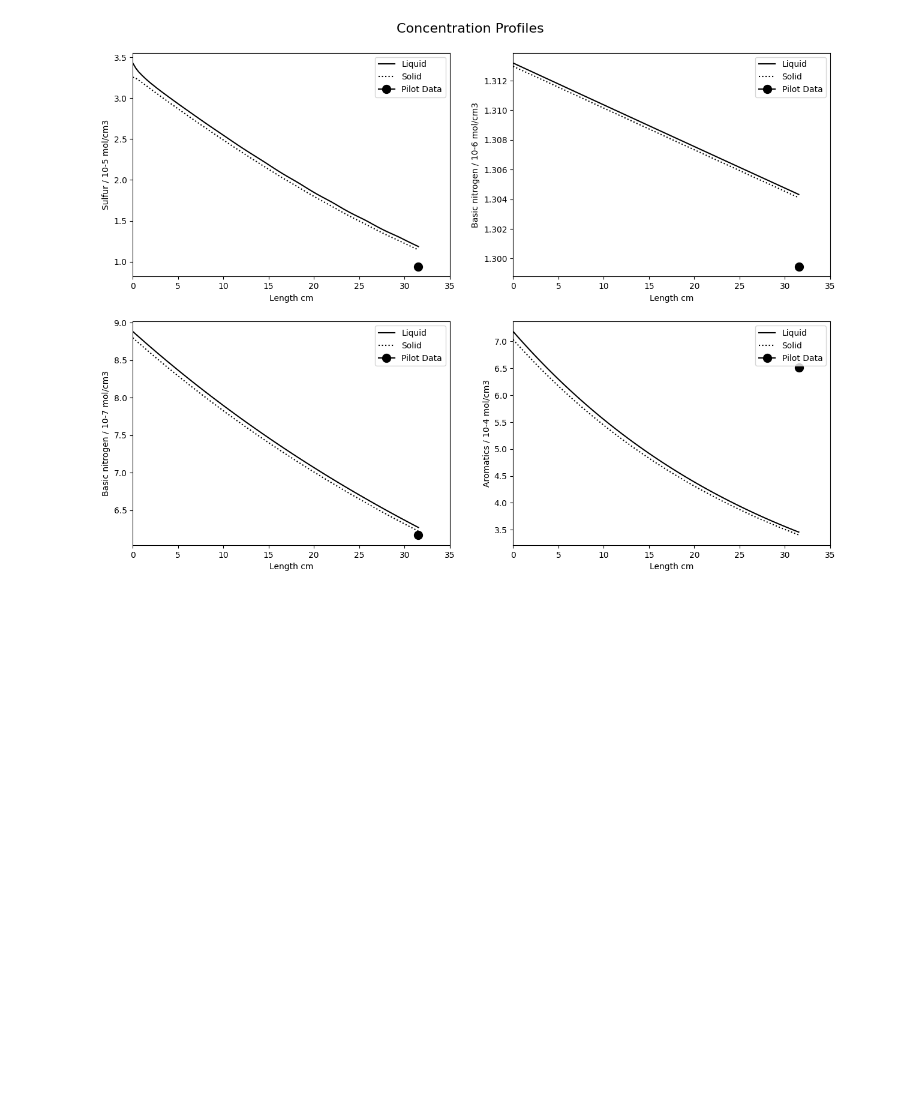
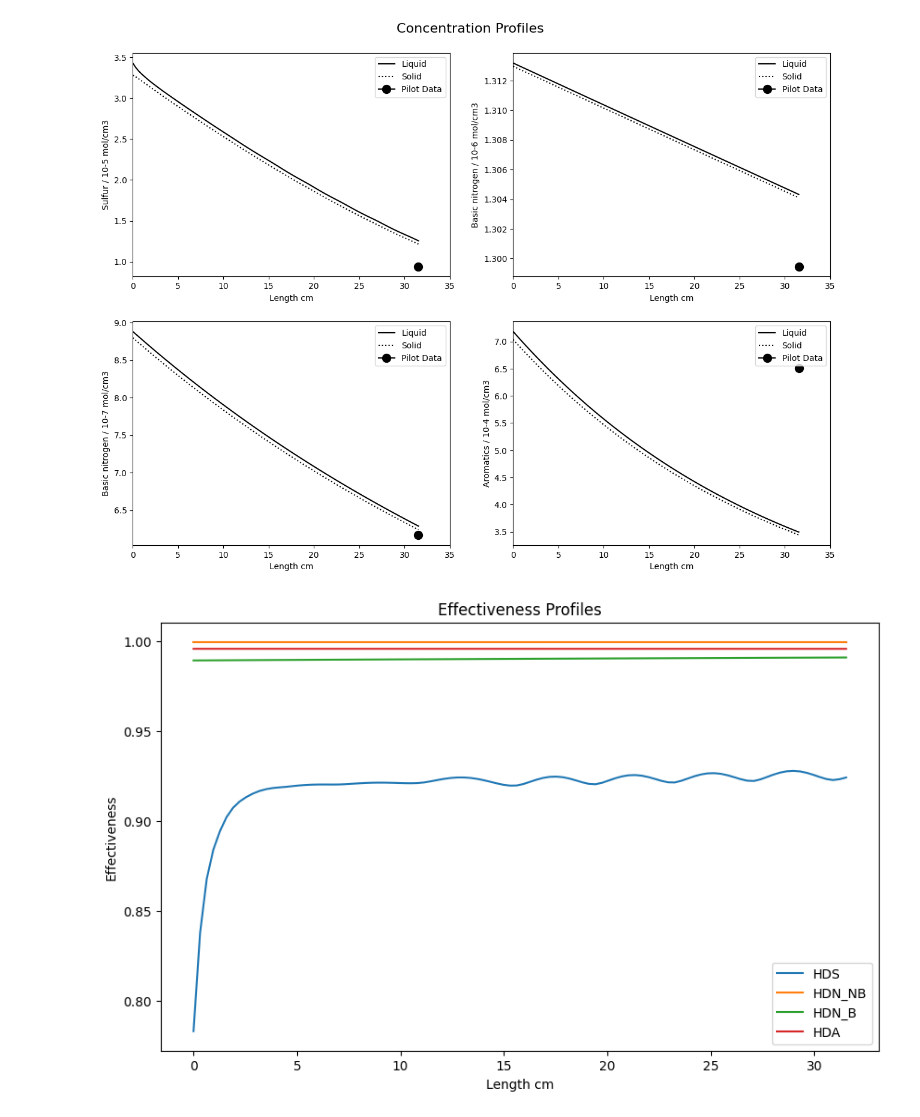
Before and after one commit to Leonardo-Ferreira-byte/Project_Reactor, a Jupyter notebook: teste.ipynb, the cells around one changed output. Drawn from its saved outputs; the diff is of its cells as text; code cells hidden in the pictures; blank space fills up the shorter version.

Commit message:
feat: add effectiveness profiles

```diff
--- a/teste.ipynb
+++ b/teste.ipynb
@@ -16,10 +16,12 @@ cL60 = 0 #inlet concentration of naphtneses in mol/cm^3.
 
 y0 = np.array([w0, w1, w2, w3, cL40, cL50, cL60, pG40, pG50])
 # %%
-simulator = Simulator(y0, heterogeneous = False)
+simulator = Simulator(y0, heterogeneous = True)
 simulator.solve()
 # %%
-cs0_profile,  cs1_profile, cs2_profile, cs3_profile, cs4_profile, cs5_profile, cs6_profile= simulator.get_surface_concentrations_profiles()
+surface_concentrations= simulator.get_surface_concentrations_profiles()
+
+cs0_profile, cs1_profile, cs2_profile, cs3_profile, cs4_profile, cs5_profile, cs6_profile = surface_concentrations
 # %%
 cexp_0 = 0.0055*Fluid().rhoL/Mm1
 
@@ -93,4 +95,25 @@ plt.subplots_adjust(top=0.93)
 # Display the graph
 plt.show()
 # %% [output]
-[figure, old version]
+[figure, new version]
+# %%
+effectiveness_profiles = simulator.get_evectiveness_profile(surface_concentrations)
+
+# Create a single graph with four plots
+plt.figure(figsize=(10, 6))
+
+plt.plot(t_eval, effectiveness_profiles[0], label='HDS')
+plt.plot(t_eval, effectiveness_profiles[1], label='HDN_NB')
+plt.plot(t_eval, effectiveness_profiles[2], label='HDN_B')
+plt.plot(t_eval, effectiveness_profiles[3], label='HDA')
+
+# Add legend and labels
+plt.legend()
+plt.xlabel('Length cm')
+plt.ylabel('Effectiveness')
+plt.title('Effectiveness Profiles')
+
+# Show the plot
+plt.show()
+# %% [output]
+[figure, added]
```
Also changed, not shown: 2 other files.
